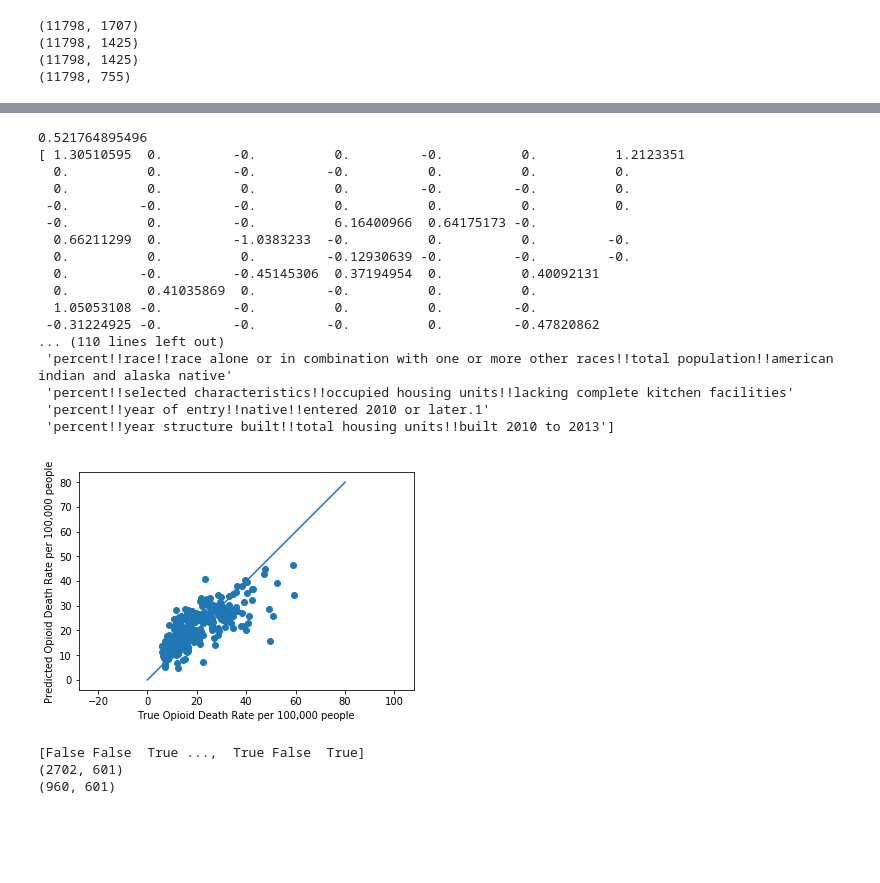
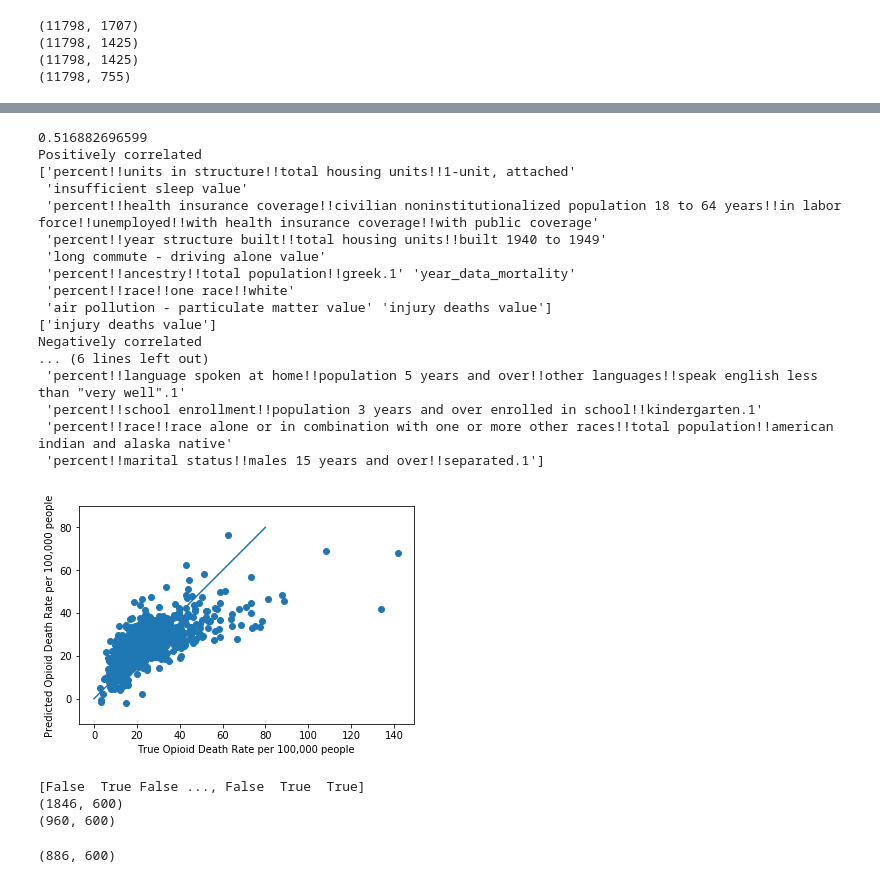
Before and after one commit to conservasian/opi-nope, a Jupyter notebook: compile_data.ipynb, the cells around one changed output, grey strips where cells are left out. Drawn from its saved outputs; the diff is of its cells as text; code cells hidden in the pictures; blank space fills up the shorter version.

```diff
--- a/compile_data.ipynb
+++ b/compile_data.ipynb
@@ -368,13 +337,9 @@ for z in np.arange(len(object_variables)):
 # %%
-# remove rows from years before 2014
+# remove rows from years before 2014 because we are only able to process census data from 2015/2016
 print(data.shape)
 
 years = data.index.get_level_values('year')
 
-small_years = years < 2014.0
+small_years = years < 2015.0
 data = data.drop(data[small_years].index, inplace=False)
-
-print(data.shape)
-
-#test = data.drop(features['year'] < 2014.0,   inplace=False)
 # %% [output]
@@ -392,7 +357,7 @@ response = data['Crude Rate']
 features = data.drop('Crude Rate', axis=1, inplace = False)
 features = features.drop('year_keep', axis=1, inplace = False)
 # %%
-# separate the data into a train and dev set
+# separate the data into a 50% train and 50% test set
 
-trainX, devX, trainY, devY = model_selection.train_test_split(preprocessing.scale(features), response, test_size=0.1, random_state=94305)
+trainX, devX, trainY, devY = model_selection.train_test_split(preprocessing.scale(features), response, test_size=0.5, random_state=94305)
 # %%
@@ -441,45 +397,57 @@ print(mse)
 # %%
+# fit lasso with a particular alpha
+lreg = linear_model.Lasso(alpha = 0.5, max_iter=10000)
+lreg.fit(trainX, trainY)
+
+pred = lreg.predict(devX)
+
+mse = np.mean((pred - devY)**2)
+print(mse)
+
 score = lreg.score(devX,devY)
 print(score)
 h = plt.figure()
 plt.scatter(devY.values, pred)
 plt.axis('equal')
 plt.plot([0, 80], [0, 80])
 plt.xlabel('True Opioid Death Rate per 100,000 people')
 plt.ylabel('Predicted Opioid Death Rate per 100,000 people')
-print(lreg.coef_)
 
-index_array = lreg.coef_ > 0.001
+# sort the coefficients from smallest to largest
+s = lreg.coef_
+inds = sorted(range(len(s)), key=lambda k: s[k])
 
 feature_names = features.columns.values
+print('Positively correlated')
+print(feature_names[inds[-10:]])    # last item in the list has the largest coeff
+print(feature_names[inds[-1:]])
 
-print('Positively correlated')
-print(feature_names[index_array])
+print('Negatively correlated')
+print(feature_names[inds[:10]])
 
-index_array = lreg.coef_ < -0.001
-print('Negatively correlated')
-print(feature_names[index_array])
 plt.savefig('Lasso_all_data')
 # %% [output]
-0.521764895496
-[ 1.30510595  0.         -0.          0.         -0.          0.          1.2123351
-  0.          0.         -0.         -0.          0.          0.          0.
-  0.          0.          0.          0.         -0.         -0.          0.
- -0.         -0.         -0.          0.          0.          0.          0.
- -0.          0.         -0.          6.16400966  0.64175173 -0.
-  0.66211299  0.         -1.0383233  -0.          0.          0.         -0.
-  0.          0.          0.         -0.12930639 -0.         -0.         -0.
-  0.         -0.         -0.45145306  0.37194954  0.          0.40092131
-  0.          0.41035869  0.         -0.          0.          0.
-  1.05053108 -0.         -0.          0.          0.         -0.
- -0.31224925 -0.         -0.         -0.          0.         -0.47820862
-... (110 lines left out)
+0.516882696599
+Positively correlated
+['percent!!units in structure!!total housing units!!1-unit, attached'
+ 'insufficient sleep value'
+ 'percent!!health insurance coverage!!civilian noninstitutionalized population 18 to 64 years!!in labor force!!unemployed!!with health insurance coverage!!with public coverage'
+ 'percent!!year structure built!!total housing units!!built 1940 to 1949'
+ 'long commute - driving alone value'
+ 'percent!!ancestry!!total population!!greek.1' 'year_data_mortality'
+ 'percent!!race!!one race!!white'
+ 'air pollution - particulate matter value' 'injury deaths value']
+['injury deaths value']
+Negatively correlated
+... (6 lines left out)
+ 'percent!!language spoken at home!!population 5 years and over!!other languages!!speak english less than "very well".1'
+ 'percent!!school enrollment!!population 3 years and over enrolled in school!!kindergarten.1'
  'percent!!race!!race alone or in combination with one or more other races!!total population!!american indian and alaska native'
- 'percent!!selected characteristics!!occupied housing units!!lacking complete kitchen facilities'
- 'percent!!year of entry!!native!!entered 2010 or later.1'
- 'percent!!year structure built!!total housing units!!built 2010 to 2013']
+ 'percent!!marital status!!males 15 years and over!!separated.1']
-[figure, old version]
+[figure, new version]
 # %%
+# split the data into 2015 and 2016 rather than randomly
+
 year_variable = data['year_keep']
 year2016_index = (year_variable == 2016.0).values
 print(year2016_index)
@@ -496,9 +464,9 @@ features_2016 = features_2016.drop('year_keep', axis=1, inplace = False)
 
 features_2016_scale = preprocessing.scale(features_2016)
 # %% [output]
-[False False  True ...,  True False  True]
-(2702, 601)
-(960, 601)
+[False  True False ..., False  True  True]
+(1846, 600)
+(960, 600)
 # %%
 # Lasso on 2015 to predict 2016
 
@@ -510,5 +478,7 @@ print(data_2015.shape)
 response_2015 = data_2015['Crude Rate']
 features_2015 = data_2015.drop('Crude Rate', axis=1, inplace = False)
 features_2015 = features_2015.drop('year_keep', axis=1, inplace = False)
+# %% [output]
+(886, 600)
 # %%
 
```
Also changed, not shown: parts of 26 cells of this notebook.
